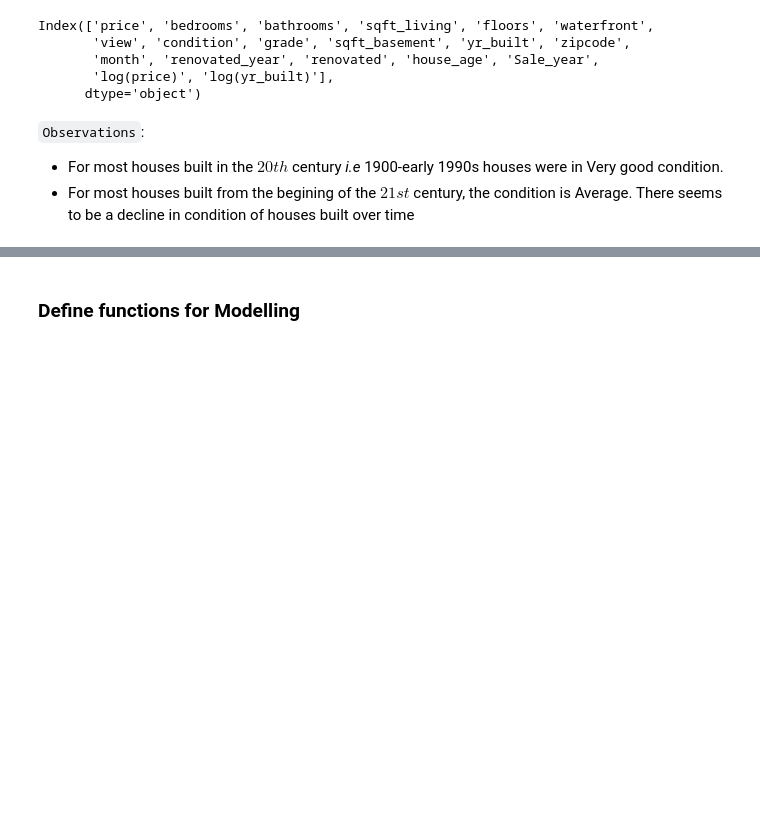
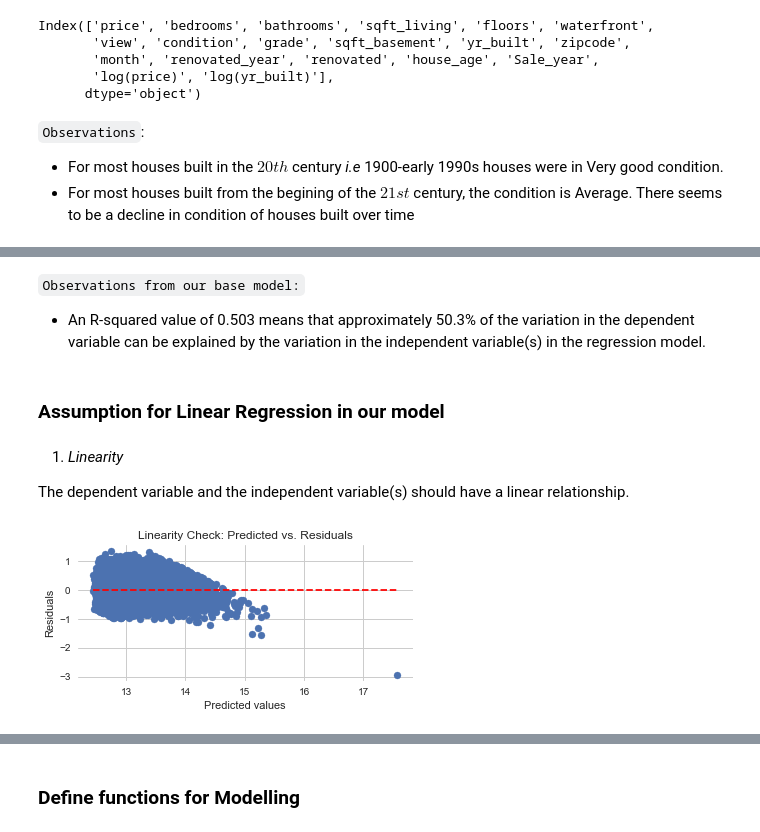
Before and after one commit to R3TR0Quan/KC_Realestate_Analysis_and_Modelling, a Jupyter notebook: notebook.ipynb, the cells around one changed output, grey strips where cells are left out. Cells and saved outputs as stored; diff of their text form; code cells hidden in the pictures; blank space fills up the shorter version.

```diff
--- a/notebook.ipynb
+++ b/notebook.ipynb
@@ -877,11 +954,7 @@ Index(['price', 'bedrooms', 'bathrooms', 'sqft_living', 'floors', 'waterfront',
 # %%
+# created a new dataframe called data
 data = kc_hses
-y = data['price']
-X = data.drop(columns=['price'], axis=1)
 
-#Split into testing and training sets and set random state
-X_train, X_test, y_train, y_test = train_test_split(X,
-                                                    y,
-                                                    test_size=.2,
-                                                    random_state=42
-)
+#Declared the independent and dependent variables
+y = data['log(price)']
+X = data.drop(columns=['price','log(price)','yr_built','zipcode','renovated_year','house_age','Sale_year','log(yr_built)','month','sqft_basement','grade','condition'], axis=1)
@@ -887,0 +984,4 @@ X_train, X_test, y_train, y_test = train_test_split(X,
+# %%
+#building our log transformed base model
+log_mod = sm.OLS(y, sm.add_constant(X)).fit()
+log_mod.summary()
@@ -887,0 +1018,35 @@ X_train, X_test, y_train, y_test = train_test_split(X,
+# %% [markdown]
+``Observations from our base model:``
+
+* An R-squared value of 0.503 means that approximately 50.3% of the variation in the dependent variable can be explained by the variation in the independent variable(s) in the regression model.
+# %% [markdown]
+### Assumption for Linear Regression in our model
+# %% [markdown]
+1. *Linearity*
+
+The dependent variable and the independent variable(s) should have a linear relationship.
+# %%
+def linearity(model):
+    # Calculate the fitted values and residuals of the model
+    fitted_y = model.fittedvalues
+    residuals = model.resid
+
+    # Create a scatter plot of the predicted values (fitted values) against the residuals
+    fig, ax = plt.subplots(figsize=(6, 2.5))
+    _ = ax.scatter(fitted_y, residuals)
+
+    # Add a horizontal line at y=0 to help visualize the deviations of the residuals from the line
+    ax.hlines(y=0, xmin=fitted_y.min(), xmax=fitted_y.max(), colors='r', linestyles='--')
+
+    # Set the x-axis label to 'Predicted values', the y-axis label to 'Residuals', and the plot title to 'Linearity Check: Predicted vs. Residuals'
+    ax.set_xlabel('Predicted values')
+    ax.set_ylabel('Residuals')
+    ax.set_title('Linearity Check: Predicted vs. Residuals')
+
+    # Display the plot
+    plt.show()
+
+# Call the linearity function with a linear regression model as an argument to check for linearity
+linearity(log_mod)
+# %% [output]
+[figure, added]
```
Also changed, not shown: parts of 48 cells of this notebook.
